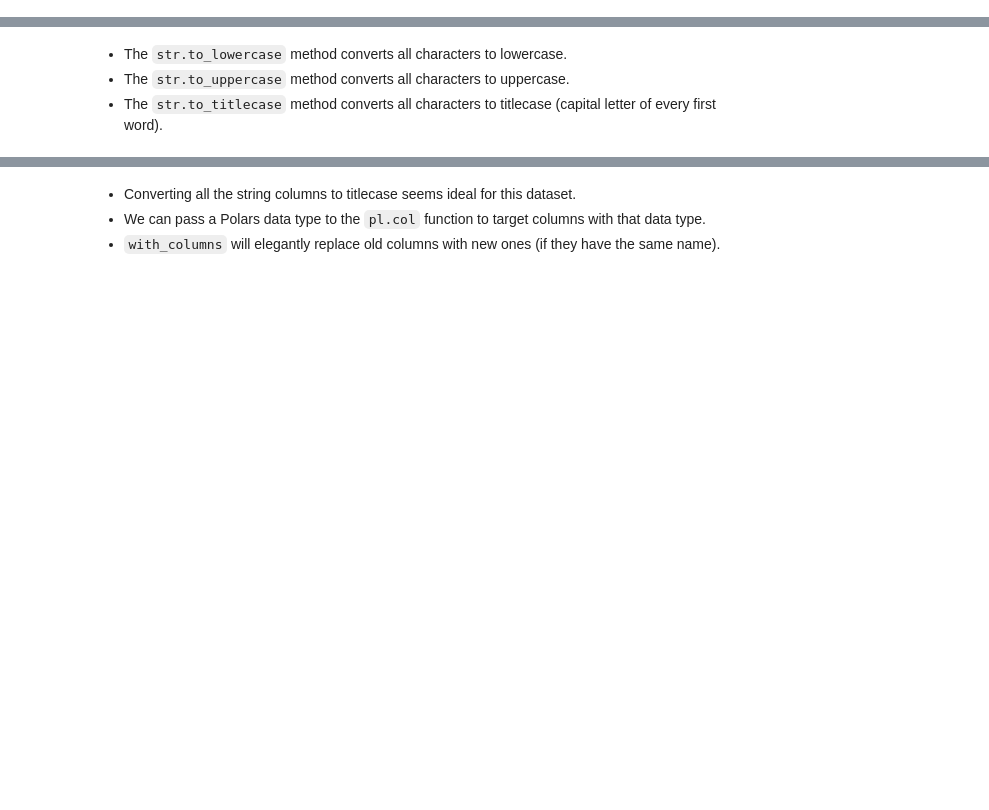
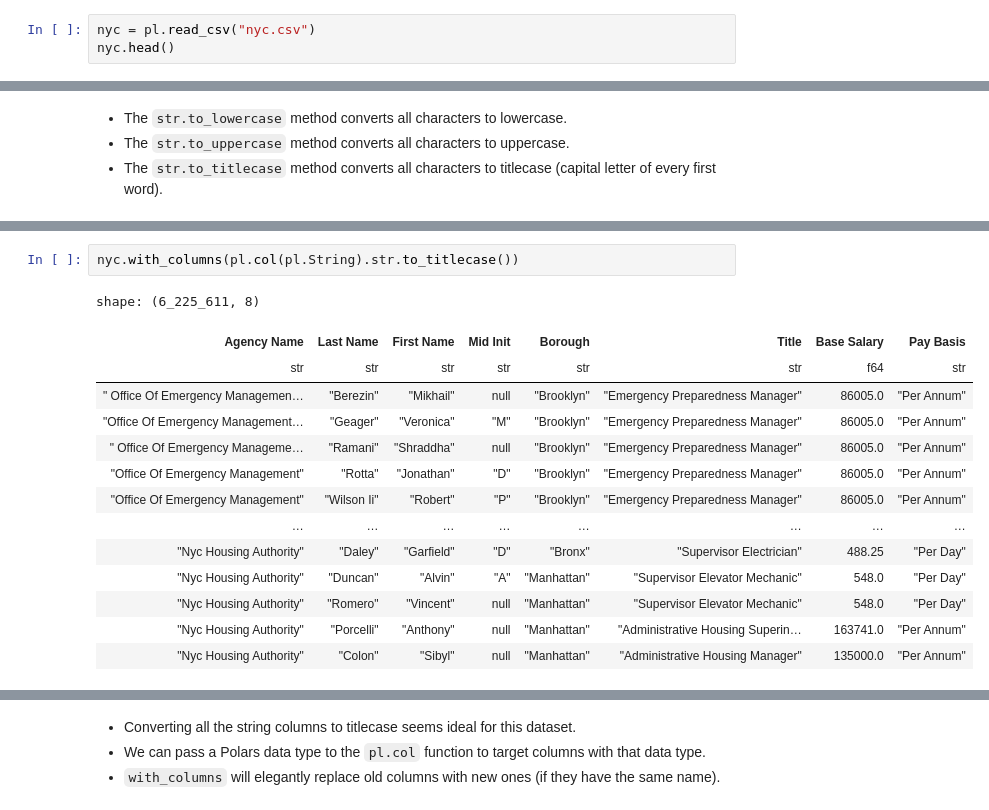
Before and after one commit to yaowenqiang/Data-Analysis-with-Polars-and-Python, a Jupyter notebook: incomplete/12 - Working with Text Data.ipynb, the cells around one changed output, grey strips where cells are left out. Saved outputs shown, nothing was run; the diff lists cells and outputs as text; blank space fills up the shorter version.

Commit message:
add string notes

```diff
--- a/incomplete/12 - Working with Text Data.ipynb
+++ b/incomplete/12 - Working with Text Data.ipynb
@@ -11,3 +13,6 @@ You'll need to unpack the CSV file in order for the following code samples to wo
 - On Windows, right-click the `nyc.csv.zip` file and click `Extract All`. Extract the file to this folder.
 # %% [markdown]
 - The `nyc.csv` dataset is a collection of public sector employees in New York City.
+# %%
+nyc = pl.read_csv("nyc.csv")
+nyc.head()
@@ -32,0 +103,17 @@ You'll need to unpack the CSV file in order for the following code samples to wo
+# %%
+nyc.with_columns(pl.col(pl.String).str.to_titlecase())
+# %% [output]
+shape: (6_225_611, 8)
+| Agency Name | Last Name | First Name | Mid Init | Borough | Title | Base Salary | Pay Basis |
+| str | str | str | str | str | str | f64 | str |
+| " Office Of Emergency Managemen… | "Berezin" | "Mikhail" | null | "Brooklyn" | "Emergency Preparedness Manager" | 86005.0 | "Per Annum" |
+| "Office Of Emergency Management… | "Geager" | "Veronica" | "M" | "Brooklyn" | "Emergency Preparedness Manager" | 86005.0 | "Per Annum" |
+| " Office Of Emergency Manageme… | "Ramani" | "Shraddha" | null | "Brooklyn" | "Emergency Preparedness Manager" | 86005.0 | "Per Annum" |
+| "Office Of Emergency Management" | "Rotta" | "Jonathan" | "D" | "Brooklyn" | "Emergency Preparedness Manager" | 86005.0 | "Per Annum" |
+| "Office Of Emergency Management" | "Wilson Ii" | "Robert" | "P" | "Brooklyn" | "Emergency Preparedness Manager" | 86005.0 | "Per Annum" |
+| … | … | … | … | … | … | … | … |
+| "Nyc Housing Authority" | "Daley" | "Garfield" | "D" | "Bronx" | "Supervisor Electrician" | 488.25 | "Per Day" |
+| "Nyc Housing Authority" | "Duncan" | "Alvin" | "A" | "Manhattan" | "Supervisor Elevator Mechanic" | 548.0 | "Per Day" |
+| "Nyc Housing Authority" | "Romero" | "Vincent" | null | "Manhattan" | "Supervisor Elevator Mechanic" | 548.0 | "Per Day" |
+| "Nyc Housing Authority" | "Porcelli" | "Anthony" | null | "Manhattan" | "Administrative Housing Superin… | 163741.0 | "Per Annum" |
+| "Nyc Housing Authority" | "Colon" | "Sibyl" | null | "Manhattan" | "Administrative Housing Manager" | 135000.0 | "Per Annum" |
```
Also changed, not shown: parts of 14 cells of this notebook.
